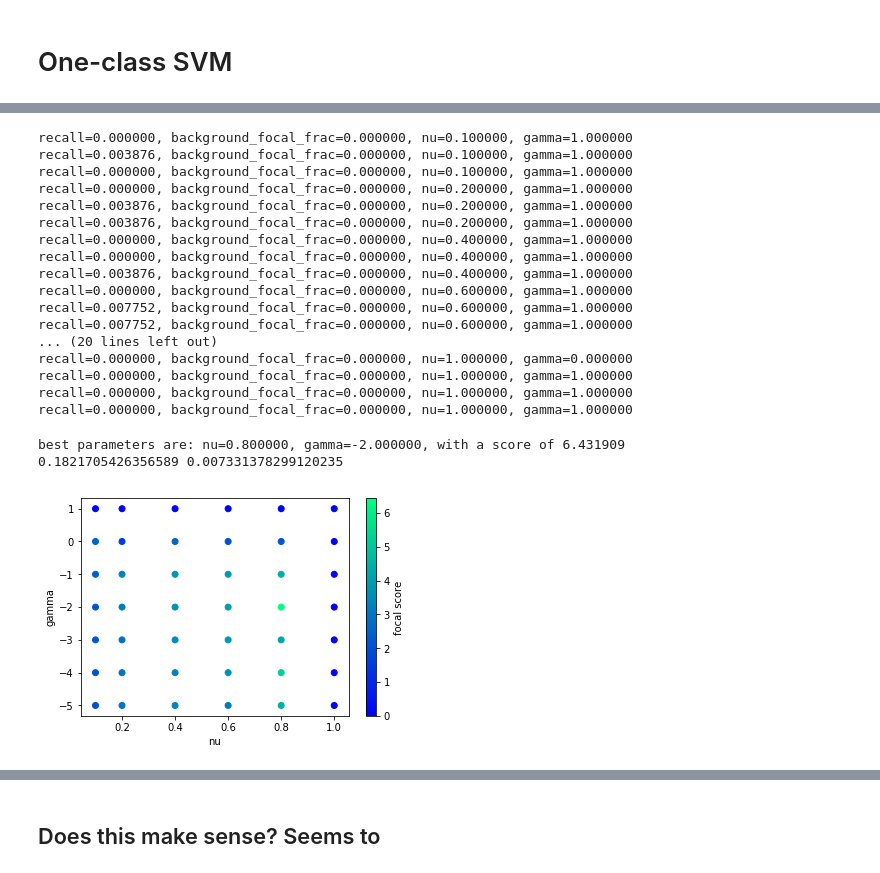
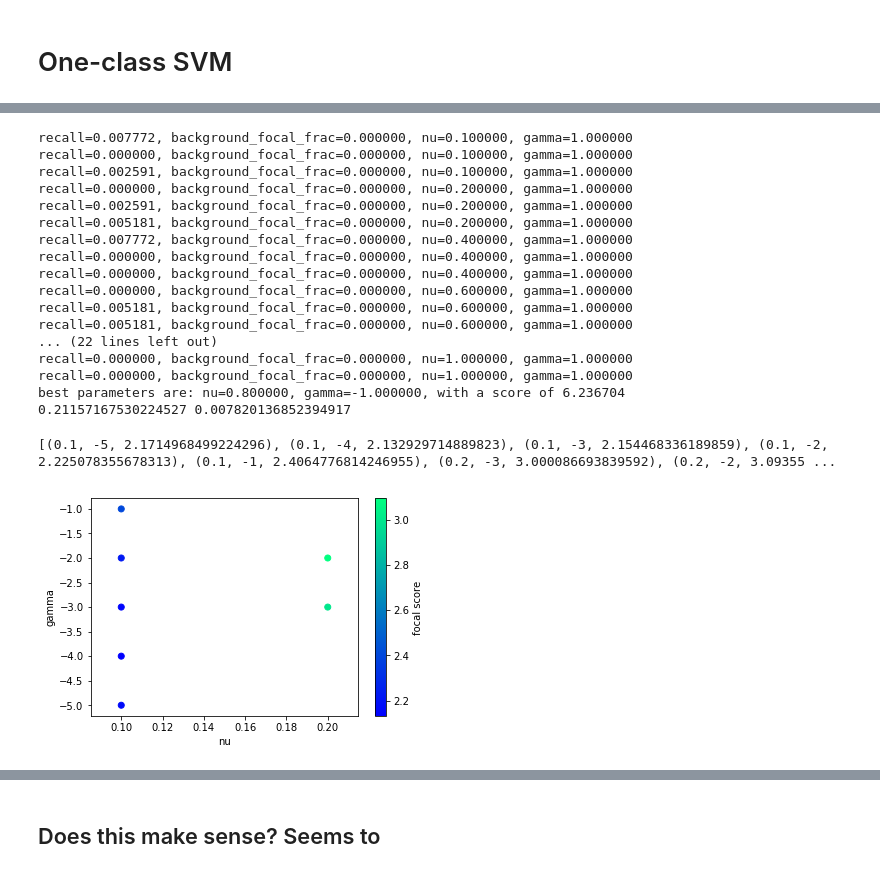
Before and after one commit to silburt/git-screened, a Jupyter notebook: Modeling.ipynb, the cells around one changed output, grey strips where cells are left out. Cells and saved outputs as stored; diff of their text form; code cells hidden in the pictures.

```diff
--- a/Modeling.ipynb
+++ b/Modeling.ipynb
@@ -146,9 +142,16 @@ n_cv = 3
 # %%
 scores = []
 
+clf_best = None
+nu_best = 0
+gamma_best = 0
+score_best = 0
+recall_best = 0
+background_best = 0
+
 for n in nu:
     for g in loggamma:
-        sc = []
+        sc, rc, bk = [], [], []
         for i in range(n_cv):
             X_train, X_test = random_train_test_split(X)
             Xb_train, Xb_test = random_train_test_split(Xb)
@@ -156,45 +159,51 @@ for n in nu:
             clf = svm.OneClassSVM(kernel="rbf", nu=n, gamma=10**g)
             clf.fit(X_train)
 
-            sc.append(focal_score(X_test, Xb_train, n, g))
-        scores.append([n, g, np.mean(sc)])
+            sc_, rc_, bk_ = focal_score(X_test, Xb_train, n, g)
+            sc.append(sc_)
+            rc.append(rc_)
+            bk.append(bk_)
+        msc = np.mean(sc)
+        if msc > score_best:
+            score_best = msc
+            clf_best = clf
+            nu_best = n
+            gamma_best = g
+            recall_best = np.mean(rc)
+            background_best = np.mean(bk)
+        scores.append([n, g, msc, np.mean(rc), np.mean(bk)])
+
+print('best parameters are: nu=%f, gamma=%f, with a score of %f'%(nu_best, gamma_best, score_best))
+print(recall_best, background_best)
 # %% [output]
+recall=0.007772, background_focal_frac=0.000000, nu=0.100000, gamma=1.000000
 recall=0.000000, background_focal_frac=0.000000, nu=0.100000, gamma=1.000000
-recall=0.003876, background_focal_frac=0.000000, nu=0.100000, gamma=1.000000
-recall=0.000000, background_focal_frac=0.000000, nu=0.100000, gamma=1.000000
+recall=0.002591, background_focal_frac=0.000000, nu=0.100000, gamma=1.000000
 recall=0.000000, background_focal_frac=0.000000, nu=0.200000, gamma=1.000000
-recall=0.003876, background_focal_frac=0.000000, nu=0.200000, gamma=1.000000
-recall=0.003876, background_focal_frac=0.000000, nu=0.200000, gamma=1.000000
+recall=0.002591, background_focal_frac=0.000000, nu=0.200000, gamma=1.000000
+recall=0.005181, background_focal_frac=0.000000, nu=0.200000, gamma=1.000000
+recall=0.007772, background_focal_frac=0.000000, nu=0.400000, gamma=1.000000
 recall=0.000000, background_focal_frac=0.000000, nu=0.400000, gamma=1.000000
 recall=0.000000, background_focal_frac=0.000000, nu=0.400000, gamma=1.000000
-recall=0.003876, background_focal_frac=0.000000, nu=0.400000, gamma=1.000000
 recall=0.000000, background_focal_frac=0.000000, nu=0.600000, gamma=1.000000
-recall=0.007752, background_focal_frac=0.000000, nu=0.600000, gamma=1.000000
-recall=0.007752, background_focal_frac=0.000000, nu=0.600000, gamma=1.000000
-... (20 lines left out)
-recall=0.000000, background_focal_frac=0.000000, nu=1.000000, gamma=0.000000
+recall=0.005181, background_focal_frac=0.000000, nu=0.600000, gamma=1.000000
+recall=0.005181, background_focal_frac=0.000000, nu=0.600000, gamma=1.000000
+... (22 lines left out)
 recall=0.000000, background_focal_frac=0.000000, nu=1.000000, gamma=1.000000
 recall=0.000000, background_focal_frac=0.000000, nu=1.000000, gamma=1.000000
-recall=0.000000, background_focal_frac=0.000000, nu=1.000000, gamma=1.000000
+best parameters are: nu=0.800000, gamma=-1.000000, with a score of 6.236704
+0.21157167530224527 0.007820136852394917
-# %%
-nu, gamma, sc = zip(*scores)
-plt.scatter(nu, gamma, c=sc, cmap=plt.get_cmap('winter'))
-plt.xlabel('nu')
-plt.ylabel('gamma')
-plt.colorbar(label='focal score')
-
-# recall
-recall = len(np.where(y_pred_test == 1)[0])/float(len(X_test))
-
-# fraction of background samples with a positive classification
-background_focal_frac = len(np.where(y_pred_background == 1)[0])/float(len(Xb_train))
-
-imax = np.where(sc == np.max(sc))[0][0]
-print('best parameters are: nu=%f, gamma=%f, with a score of %f'%(nu[imax], gamma[imax], sc[imax]))
-print(recall, background_focal_frac)
-# %% [output]
-best parameters are: nu=0.800000, gamma=-2.000000, with a score of 6.431909
-0.1821705426356589 0.007331378299120235
-[figure, removed]
+# %%
+nu, gamma, sc, recall, bckgnd = zip(*scores)
+nu, gamma, sc, recall, bckgnd = np.array(nu), np.array(gamma), np.array(sc), np.array(recall), np.array(bckgnd)
+index = recall > 0.8
+plt.scatter(nu[index], gamma[index], c=sc[index], cmap=plt.get_cmap('winter'))
+plt.xlabel('nu')
+plt.ylabel('gamma')
+plt.colorbar(label='focal score')
+print(list(zip(nu[index], gamma[index],sc[index])))
+# %% [output]
+[(0.1, -5, 2.1714968499224296), (0.1, -4, 2.132929714889823), (0.1, -3, 2.154468336189859), (0.1, -2, 2.225078355678313), (0.1, -1, 2.4064776814246955), (0.2, -3, 3.000086693839592), (0.2, -2, 3.09355 ...
+[figure, added]
 # %%
 n = 0.2
```
Also changed, not shown: parts of 9 cells of this notebook, 6 other files.
